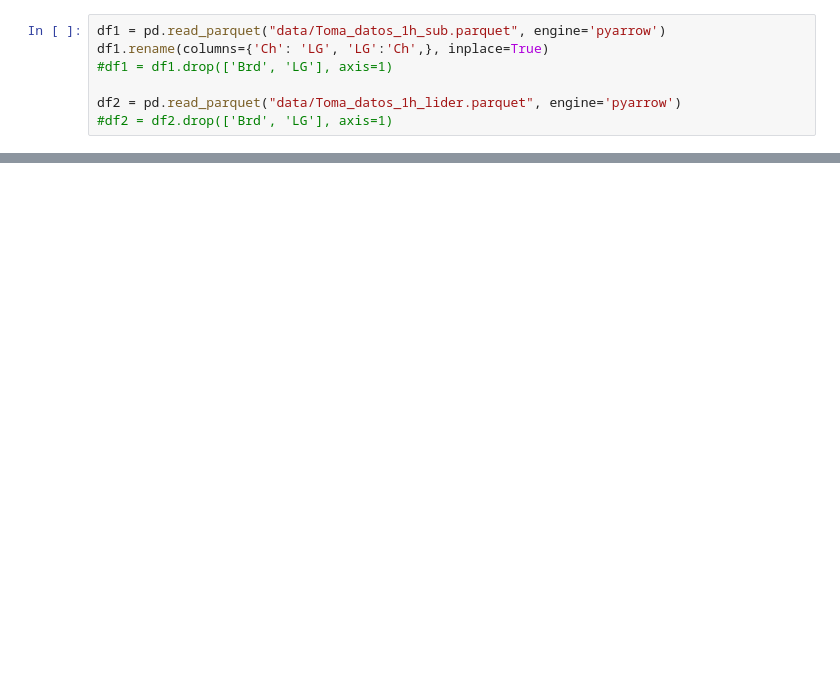
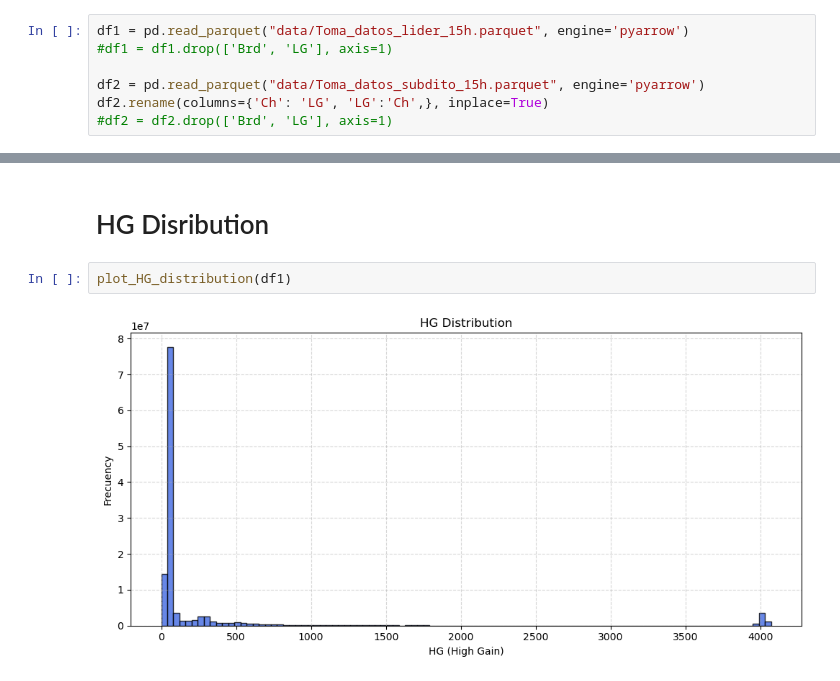
Before and after one commit to QuantumCode4/Thesis, a Jupyter notebook: Code_Efficiency/Efficiency_Code.ipynb, the cells around one changed output, grey strips where cells are left out. Drawn from its saved outputs; the diff is of its cells as text; blank space fills up the shorter version.

```diff
--- a/Code_Efficiency/Efficiency_Code.ipynb
+++ b/Code_Efficiency/Efficiency_Code.ipynb
@@ -168,7 +404,7 @@ def plot_event_counts_per_channel(C_muon_dict, title="Muon-pattern Event Counts
 # %%
-df1 = pd.read_parquet("data/Toma_datos_1h_sub.parquet", engine='pyarrow')
-df1.rename(columns={'Ch': 'LG', 'LG':'Ch',}, inplace=True)
+df1 = pd.read_parquet("data/Toma_datos_lider_15h.parquet", engine='pyarrow')
 #df1 = df1.drop(['Brd', 'LG'], axis=1)
 
-df2 = pd.read_parquet("data/Toma_datos_1h_lider.parquet", engine='pyarrow')
+df2 = pd.read_parquet("data/Toma_datos_subdito_15h.parquet", engine='pyarrow')
+df2.rename(columns={'Ch': 'LG', 'LG':'Ch',}, inplace=True)
 #df2 = df2.drop(['Brd', 'LG'], axis=1)
@@ -174,0 +457,6 @@ df2 = pd.read_parquet("data/Toma_datos_1h_lider.parquet", engine='pyarrow')
+# %% [markdown]
+# HG Disribution
+# %%
+plot_HG_distribution(df1)
+# %% [output]
+[figure, added]
```
Also changed, not shown: parts of 34 cells of this notebook, 1 other file.
